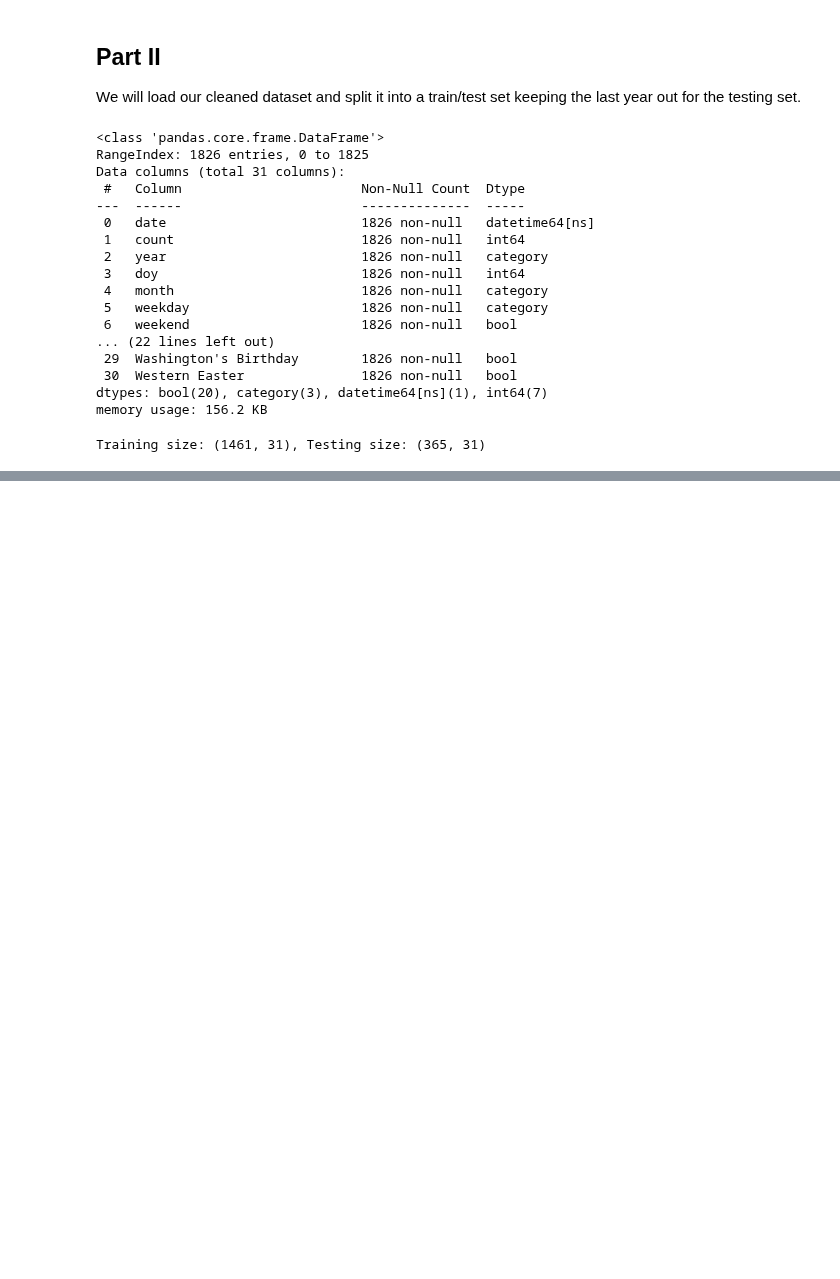
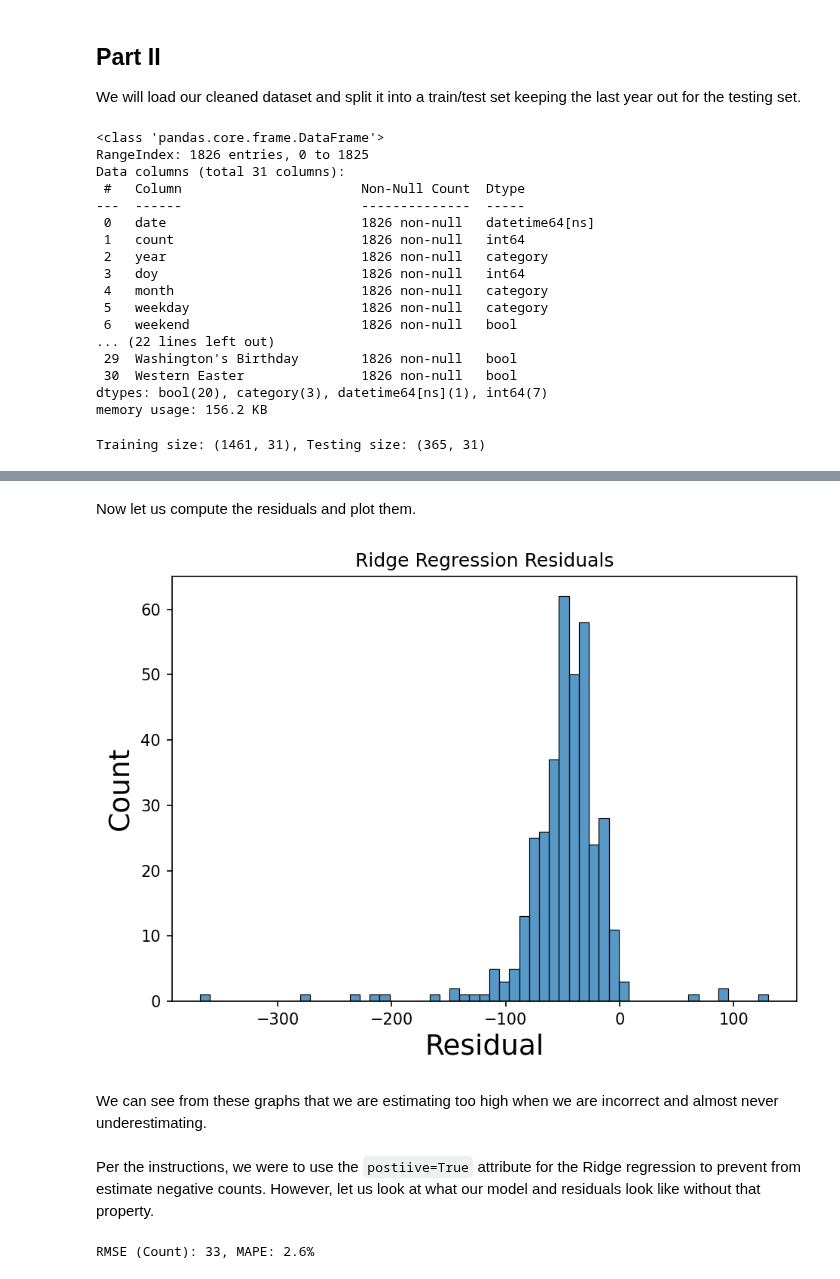
Before and after one commit to jmfb/CS5610, a Jupyter notebook: m5p5/M5 Project 5.2 - Trends.ipynb, the cells around one changed output, grey strips where cells are left out. Drawn from its saved outputs; the diff is of its cells as text; code cells hidden in the pictures; blank space fills up the shorter version.

```diff
--- a/m5p5/M5 Project 5.2 - Trends.ipynb
+++ b/m5p5/M5 Project 5.2 - Trends.ipynb
@@ -67,0 +140,22 @@ Linear Regression: r = -0.23832437454041616, p = 2.5812714220214682e-20, se = 0.
+# %% [markdown]
+Now let us compute the residuals and plot them.
+# %%
+residuals = test_y - pred_y
+plot = sns.histplot(residuals)
+plot.set(title='Ridge Regression Residuals', xlabel='Residual');
+# %% [output]
+[figure, added]
+# %% [markdown]
+We can see from these graphs that we are estimating too high when we are incorrect and almost never underestimating.
+# %% [markdown]
+Per the instructions, we were to use the `postiive=True` attribute for the Ridge regression to prevent from estimate negative counts.  However, let us look at what our model and residuals look like without that property.
+# %%
+model = Ridge(random_state=777)
+model.fit(train_X, train_y)
+pred_y = model.predict(test_X)
+mse = mean_squared_error(test_y, pred_y)
+rmse = np.sqrt(mse)
+mape = mean_absolute_percentage_error(test_y, pred_y)
+print(f"RMSE (Count): {rmse:,.0f}, MAPE: {mape:.1%}")
+# %% [output]
+RMSE (Count): 33, MAPE: 2.6%
```
Also changed, not shown: parts of 20 cells of this notebook, 2 other files.
